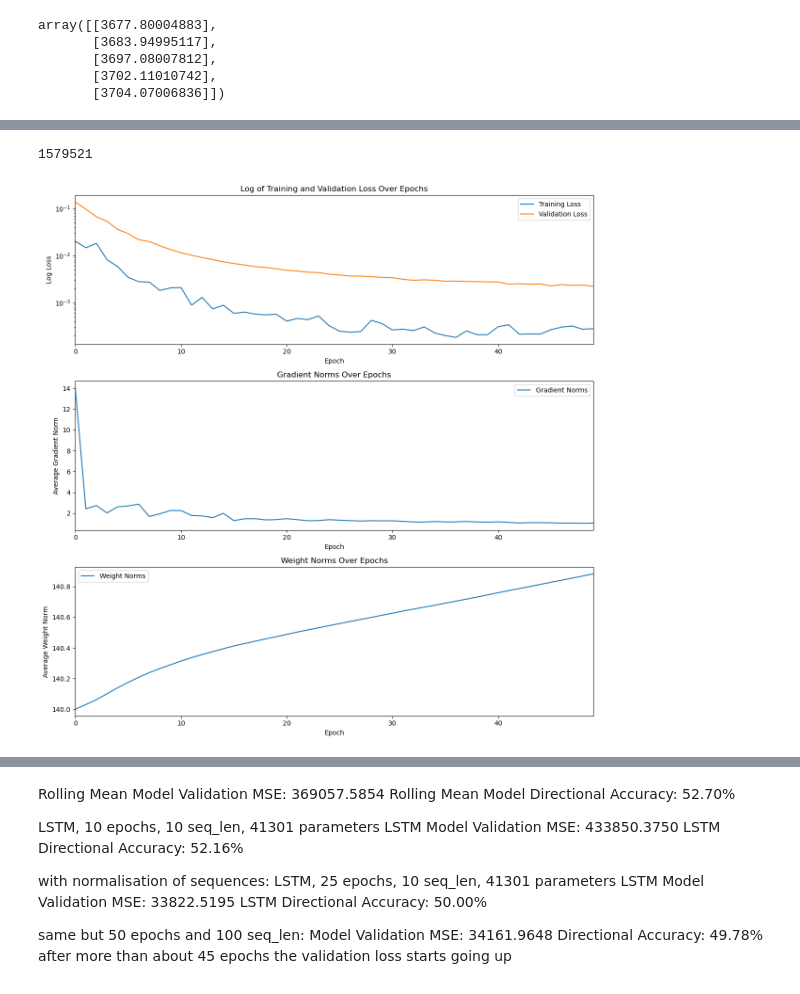
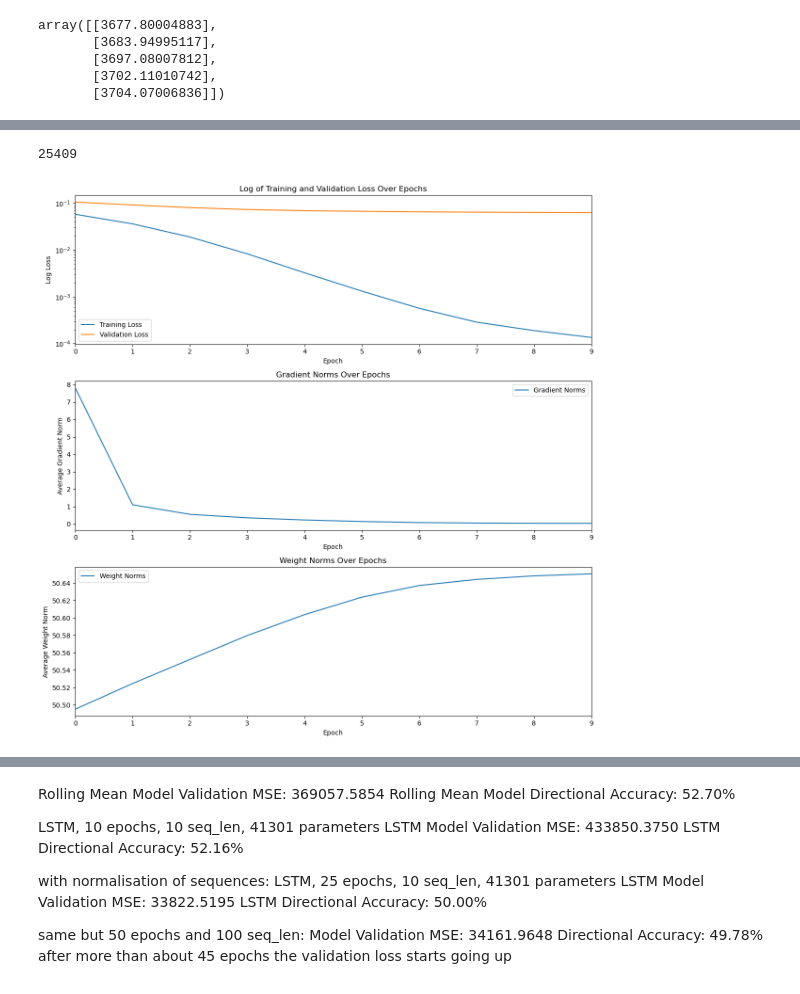
Before and after one commit to Looyyd/PytorchPractice, a Jupyter notebook: notebooks/stock_market.ipynb, the cells around one changed output, grey strips where cells are left out. Drawn from its saved outputs; the diff is of its cells as text; code cells hidden in the pictures.

```diff
--- a/notebooks/stock_market.ipynb
+++ b/notebooks/stock_market.ipynb
@@ -143,7 +165,7 @@ X_train[:3], y_train[:3]
 # %%
 class PositionalEncoding(nn.Module):
 
-    def __init__(self, d_model: int, dropout: float = 0.1, max_len: int = 5000):
+    def __init__(self, d_model: int, dropout: float = 0, max_len: int = 5000):
         super().__init__()
         self.dropout = nn.Dropout(p=dropout)
 
@@ -164,7 +186,7 @@ class PositionalEncoding(nn.Module):
 
 
 class SimpleTransformer(nn.Module):
-    def __init__(self, input_size=30, num_layers=1, num_heads=4, dim_feedforward=512,
+    def __init__(self, input_size=30, num_layers=1, num_heads=4, dim_feedforward=64,
                  output_size=1, dropout=0, layer_norm_epsilon=1e-4, layers_to_hook=None):
         super(SimpleTransformer, self).__init__()
 
@@ -237,10 +259,10 @@ optimizer = optim.Adam(model.parameters(), lr=0.0001)
 parameter_count = sum(p.numel() for p in model.parameters() if p.requires_grad)
 print(parameter_count)
 # %% [output]
-1579521
+25409
 # %%
 # Training settings
-epochs = 50
+epochs = 10
 batch_size = 128  # You can adjust this based on your dataset size and memory constraints
 
 # Function to create mini-batches
@@ -356,31 +378,31 @@ for epoch in range(epochs):
     axs[plot_idx].set_title('Log of Training and Validation Loss Over Epochs')
     axs[plot_idx].set_xlabel('Epoch')
     axs[plot_idx].set_xlim(0, epochs - 1)  # Limit x-axis to the number of epochs
     axs[plot_idx].set_ylabel('Log Loss')
     axs[plot_idx].set_yscale('log')  # Set the y-axis to a logarithmic scale
     axs[plot_idx].legend()
     plot_idx+=1
 
     # Gradient norms plot
     axs[plot_idx].plot(gradient_norms, label='Gradient Norms')
     axs[plot_idx].set_title('Gradient Norms Over Epochs')
     axs[plot_idx].set_xlabel('Epoch')
     axs[plot_idx].set_ylabel('Average Gradient Norm')
     axs[plot_idx].set_xlim(0, epochs - 1)  # Limit x-axis to the number of epochs
     axs[plot_idx].legend()
     plot_idx+=1
 
     # Weight norms plot
     axs[plot_idx].plot(weight_norms, label='Weight Norms')
     axs[plot_idx].set_title('Weight Norms Over Epochs')
     axs[plot_idx].set_xlabel('Epoch')
     axs[plot_idx].set_ylabel('Average Weight Norm')
     axs[plot_idx].set_xlim(0, epochs - 1)  # Limit x-axis to the number of epochs
     axs[plot_idx].legend()
 
     plt.tight_layout()
     plt.show()
 
     print(f'Epoch {epoch + 1}/{epochs}, Training Loss: {train_losses[-1]:.8f}, Validation Loss: {val_losses[-1]:.8f}')
 # %% [output]
-[figure, old version]
+[figure, new version]
```
Also changed, not shown: parts of 9 cells of this notebook.
